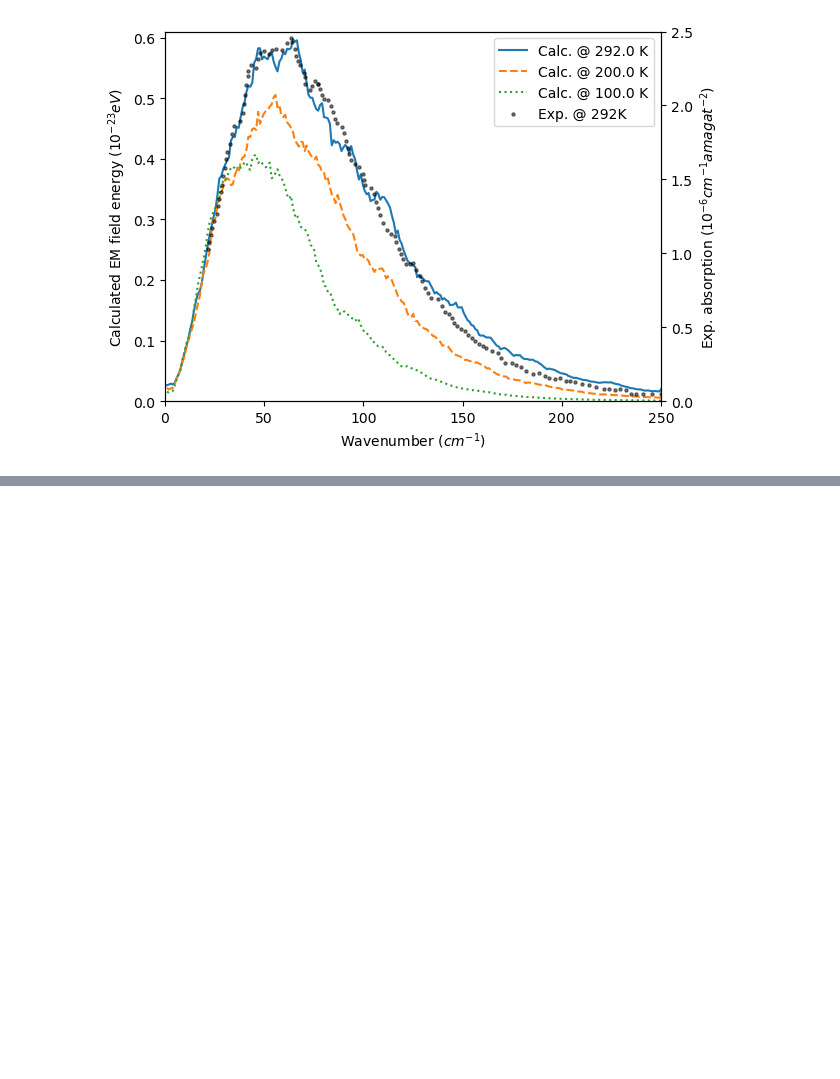
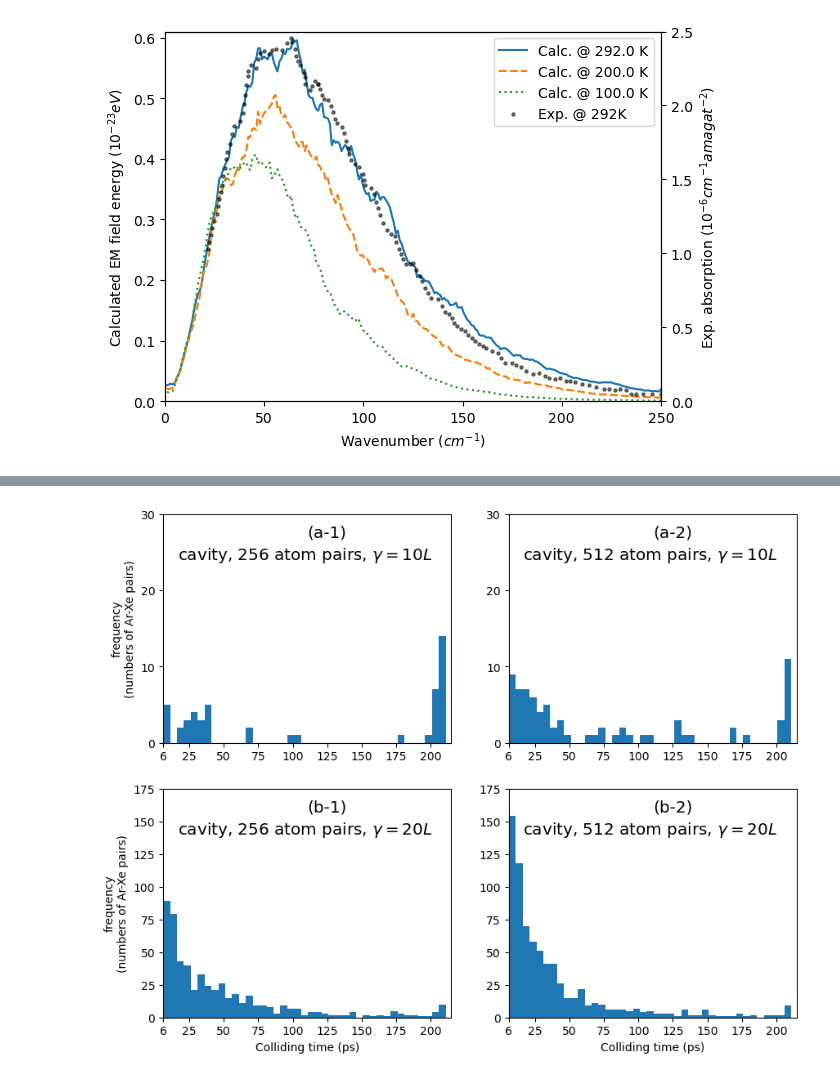
Before and after one commit to RibeiroGroup/Molecular-Dynamics-for-CIS, a Jupyter notebook: src/analyze_monte_carlo.ipynb, the cells around one changed output, grey strips where cells are left out. Drawn from its saved outputs; the diff is of its cells as text; code cells hidden in the pictures; blank space fills up the shorter version.

```diff
--- a/src/analyze_monte_carlo.ipynb
+++ b/src/analyze_monte_carlo.ipynb
@@ -510,18 +531,19 @@ gc.collect()
 
 fig,ax = plt.subplots(2,2, figsize = (10,8))
 
-foo = [CAVITYFIELD_RESULT_256z_DICT, CAVITYFIELD_RESULT_512z_DICT]
+foo = {'256':CAVITYFIELD_RESULT_256z_DICT, '512':CAVITYFIELD_RESULT_512z_DICT}
 
 letters = ['a', 'b', 'c']
 
 ct_dict = {}
+limit = {'256':40, '512':20, '768':15}
 
-for j, result_dict in enumerate(foo):
+for j,(no_collision, result_dict) in enumerate(foo.items()):
     food = {}
     for i, coup_str in enumerate(['Lxy1e1', 'Lxy2e1']):
 
         cavityfield_result_dict = result_dict[coup_str]
-        ct = getall_colliding_time(cavityfield_result_dict, limit = 40)
+        ct = getall_colliding_time(cavityfield_result_dict, limit = limit[no_collision])
         ct = np.array(ct, dtype = np.float32)
 
         frame = np.arange(5.9999, 214.9999, 4.9999, dtype = np.float32)
@@ -537,33 +559,35 @@ for j, result_dict in enumerate(foo):
         ax[i,j].xaxis.set_major_locator(MultipleLocator(25))
         ax[i,j].set_xticks(list(ax[i,j].get_xticks()) + [6])
         ax[i,j].set_xlim(6,215)
 
-
         if i == 0:
             ax[i,j].set_ylim(0,30)
             ax[i,j].yaxis.set_major_locator(MultipleLocator(10))
 
         elif i == 1:
             ax[i,j].set_ylim(0,175)
             ax[i,j].yaxis.set_major_locator(MultipleLocator(25))
 
         ax[i,j].annotate(
             '({}-{})'.format(letters[i], j + 1),
             xy = (0.5,0.9), xycoords = 'axes fraction',
             size = 'x-large', )
-    ct_dict.update({j: food})
+
+    ct_dict.update({no_collision: food})
 
 ax[1,0].set_xlabel('Colliding time (ps)')
 ax[1,1].set_xlabel('Colliding time (ps)')
 #ax[1,2].set_xlabel('Colliding time (ps)')
 
 ax[0,0].set_ylabel('frequency\n(numbers of Ar-Xe pairs)')
 ax[1,0].set_ylabel('frequency\n(numbers of Ar-Xe pairs)')
 
 ax[0,0].annotate(r'cavity, 256 atom pairs, $\gamma = 10L$',xy = (0.05,0.8), xycoords = 'axes fraction', fontsize = 'x-large')
 ax[0,1].annotate(r'cavity, 512 atom pairs, $\gamma = 10L$',xy = (0.05,0.8), xycoords = 'axes fraction', fontsize = 'x-large')
 ax[1,0].annotate(r'cavity, 256 atom pairs, $\gamma = 20L$',xy = (0.05,0.8), xycoords = 'axes fraction', fontsize = 'x-large')
 ax[1,1].annotate(r'cavity, 512 atom pairs, $\gamma = 20L$',xy = (0.05,0.8), xycoords = 'axes fraction', fontsize = 'x-large')
 
 fig.savefig(fig_root + 'histogram.jpeg',dpi=600, bbox_inches = 'tight')
+# %% [output]
+[figure, added]
 # %%
```
Also changed, not shown: parts of 9 cells of this notebook, 9 other files.
